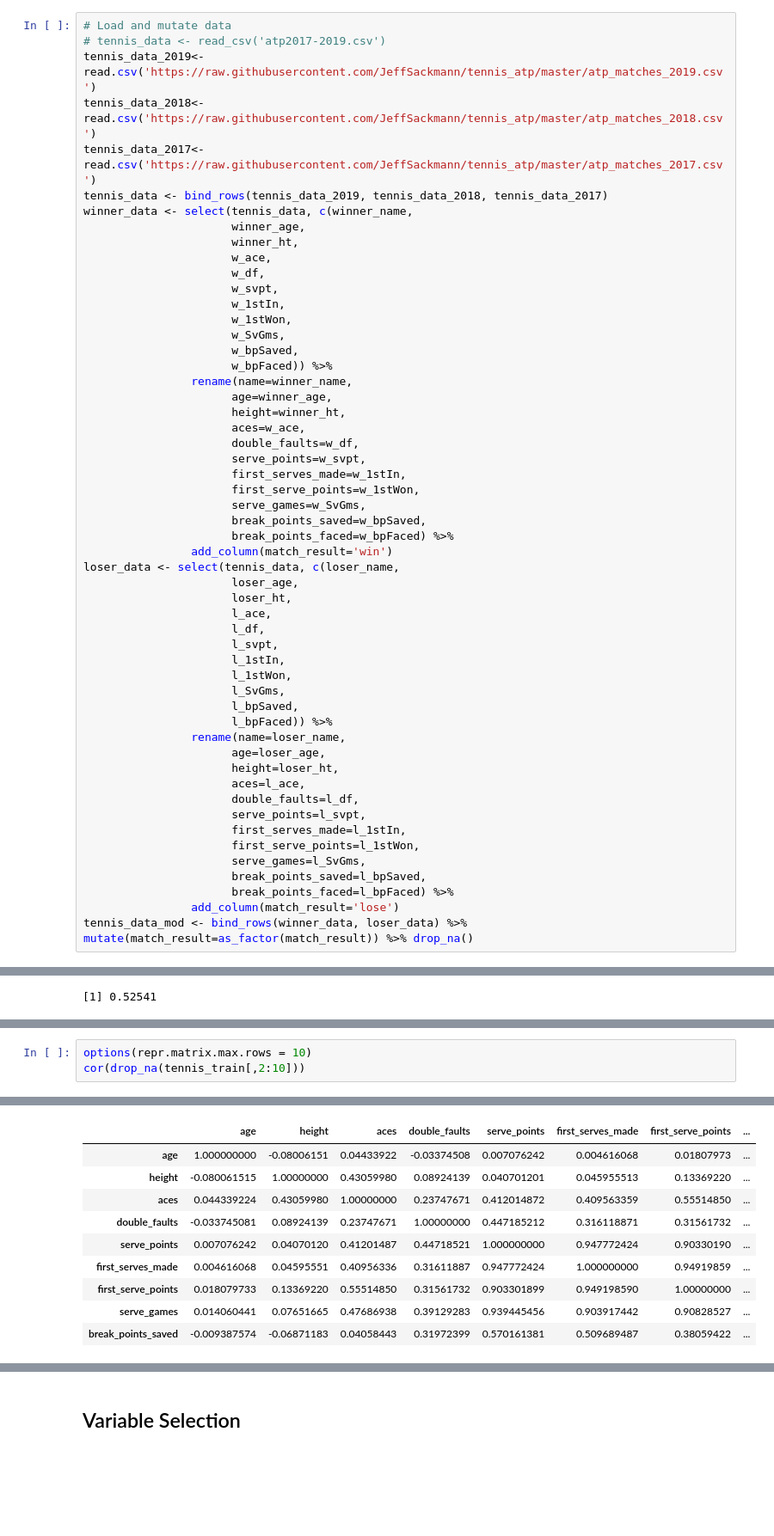
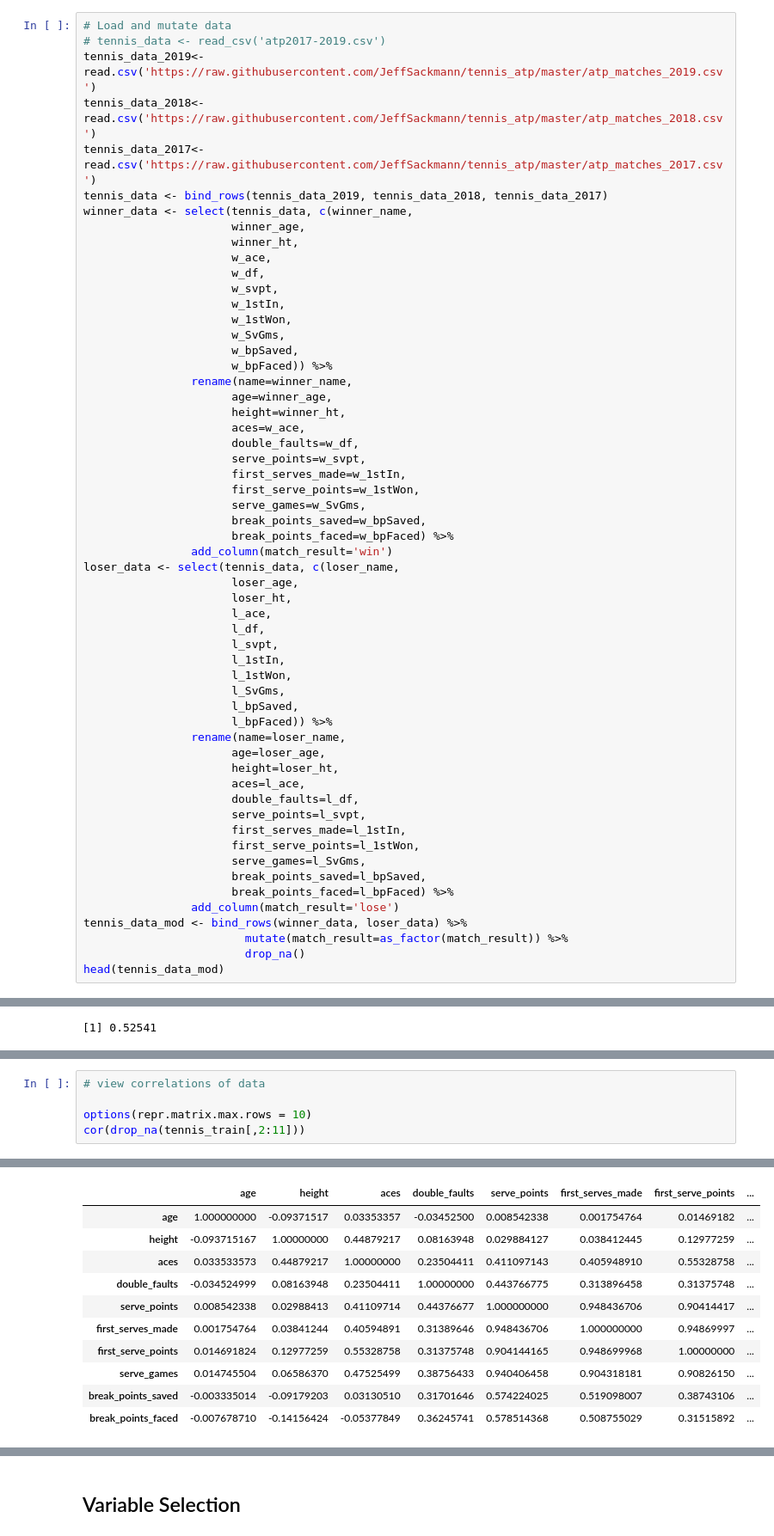
Before and after one commit to sleung124/DSCI100_group_proj, a Jupyter notebook: tennis_analysis.ipynb, the cells around one changed output, grey strips where cells are left out. Shown at 86% size. Drawn from its saved outputs; the diff is of its cells as text; blank space fills up the shorter version.

```diff
--- a/tennis_analysis.ipynb
+++ b/tennis_analysis.ipynb
@@ -81,4 +94,7 @@ loser_data <- select(tennis_data, c(loser_name,
                       break_points_saved=l_bpSaved,
                       break_points_faced=l_bpFaced) %>%
                 add_column(match_result='lose')
-tennis_data_mod <- bind_rows(winner_data, loser_data) %>% mutate(match_result=as_factor(match_result)) %>% drop_na()
+tennis_data_mod <- bind_rows(winner_data, loser_data) %>%
+                        mutate(match_result=as_factor(match_result)) %>%
+                        drop_na()
+head(tennis_data_mod)
@@ -208,4 +247,6 @@ Warning message:
 # %%
+# view correlations of data
+
 options(repr.matrix.max.rows = 10)
-cor(drop_na(tennis_train[,2:10]))
+cor(drop_na(tennis_train[,2:11]))
 # %% [output]
@@ -213,10 +254,11 @@ A matrix: 9 × 9 of type dbl
 |  | age | height | aces | double_faults | serve_points | first_serves_made | first_serve_points | ... |
-| age | 1.000000000 | -0.08006151 | 0.04433922 | -0.03374508 | 0.007076242 | 0.004616068 | 0.01807973 | ... |
-| height | -0.080061515 | 1.00000000 | 0.43059980 | 0.08924139 | 0.040701201 | 0.045955513 | 0.13369220 | ... |
-| aces | 0.044339224 | 0.43059980 | 1.00000000 | 0.23747671 | 0.412014872 | 0.409563359 | 0.55514850 | ... |
-| double_faults | -0.033745081 | 0.08924139 | 0.23747671 | 1.00000000 | 0.447185212 | 0.316118871 | 0.31561732 | ... |
-| serve_points | 0.007076242 | 0.04070120 | 0.41201487 | 0.44718521 | 1.000000000 | 0.947772424 | 0.90330190 | ... |
-| first_serves_made | 0.004616068 | 0.04595551 | 0.40956336 | 0.31611887 | 0.947772424 | 1.000000000 | 0.94919859 | ... |
-| first_serve_points | 0.018079733 | 0.13369220 | 0.55514850 | 0.31561732 | 0.903301899 | 0.949198590 | 1.00000000 | ... |
-| serve_games | 0.014060441 | 0.07651665 | 0.47686938 | 0.39129283 | 0.939445456 | 0.903917442 | 0.90828527 | ... |
-| break_points_saved | -0.009387574 | -0.06871183 | 0.04058443 | 0.31972399 | 0.570161381 | 0.509689487 | 0.38059422 | ... |
+| age | 1.000000000 | -0.09371517 | 0.03353357 | -0.03452500 | 0.008542338 | 0.001754764 | 0.01469182 | ... |
+| height | -0.093715167 | 1.00000000 | 0.44879217 | 0.08163948 | 0.029884127 | 0.038412445 | 0.12977259 | ... |
+| aces | 0.033533573 | 0.44879217 | 1.00000000 | 0.23504411 | 0.411097143 | 0.405948910 | 0.55328758 | ... |
+| double_faults | -0.034524999 | 0.08163948 | 0.23504411 | 1.00000000 | 0.443766775 | 0.313896458 | 0.31375748 | ... |
+| serve_points | 0.008542338 | 0.02988413 | 0.41109714 | 0.44376677 | 1.000000000 | 0.948436706 | 0.90414417 | ... |
+| first_serves_made | 0.001754764 | 0.03841244 | 0.40594891 | 0.31389646 | 0.948436706 | 1.000000000 | 0.94869997 | ... |
+| first_serve_points | 0.014691824 | 0.12977259 | 0.55328758 | 0.31375748 | 0.904144165 | 0.948699968 | 1.00000000 | ... |
+| serve_games | 0.014745504 | 0.06586370 | 0.47525499 | 0.38756433 | 0.940406458 | 0.904318181 | 0.90826150 | ... |
+| break_points_saved | -0.003335014 | -0.09179203 | 0.03130510 | 0.31701646 | 0.574224025 | 0.519098007 | 0.38743106 | ... |
+| break_points_faced | -0.007678710 | -0.14156424 | -0.05377849 | 0.36245741 | 0.578514368 | 0.508755029 | 0.31515892 | ... |
```
Also changed, not shown: parts of 33 cells of this notebook.
